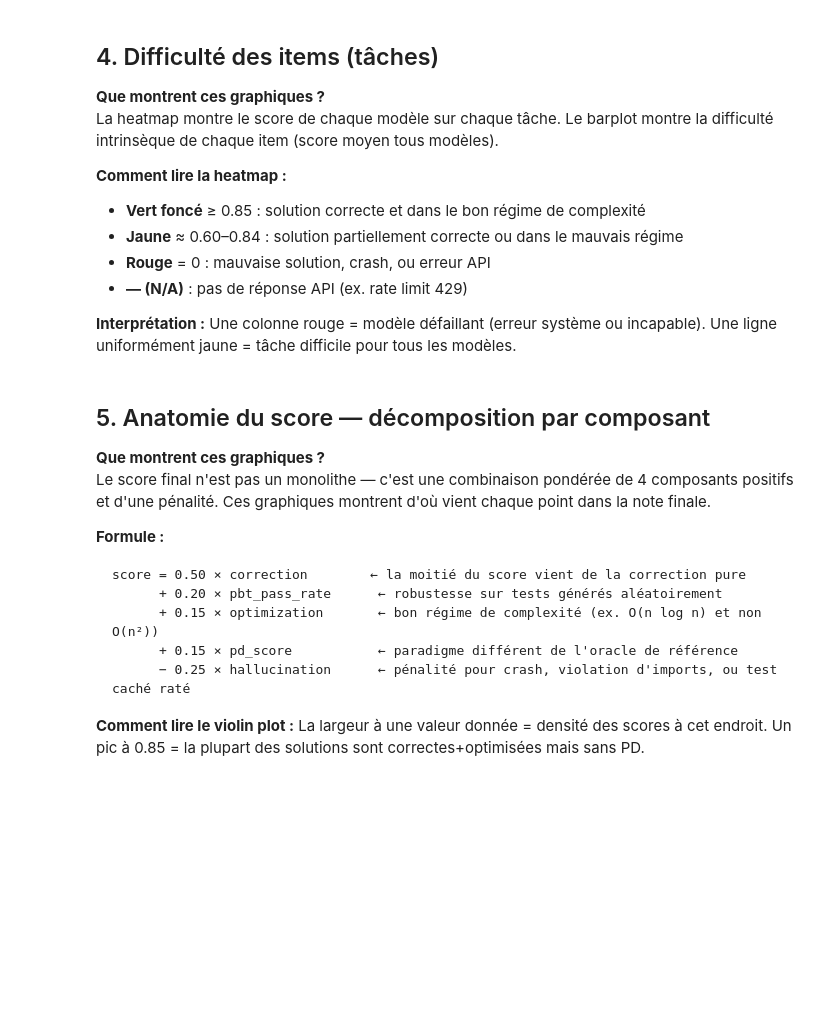
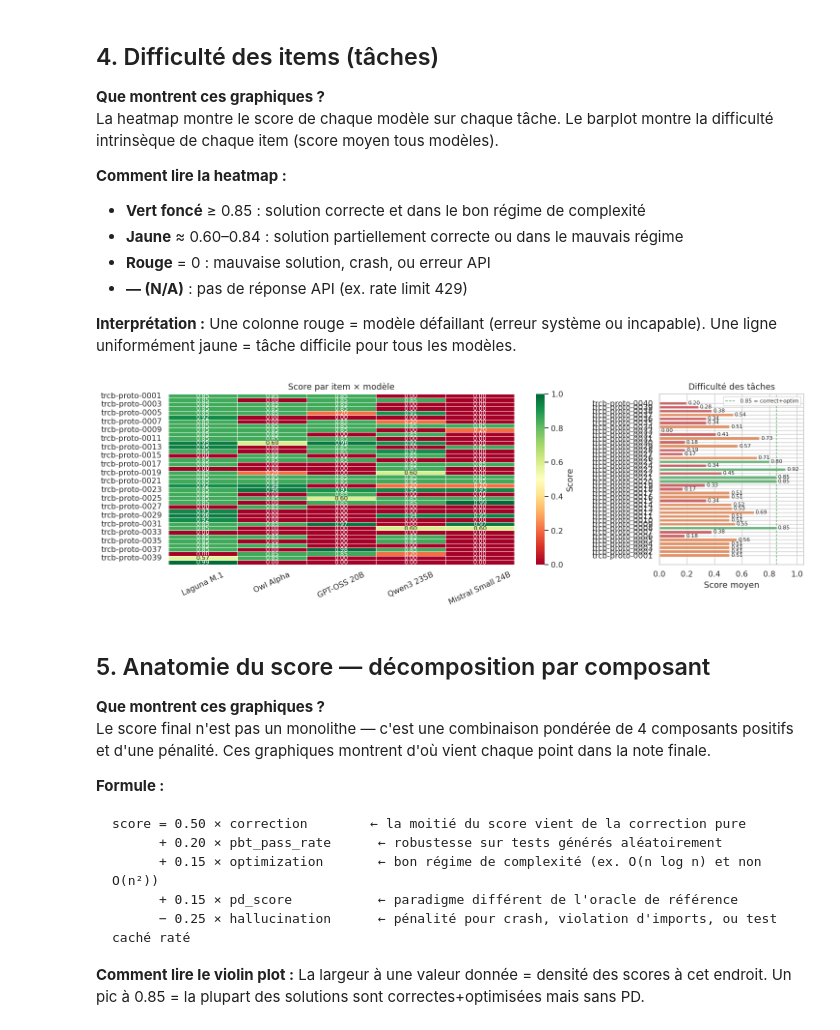
Before and after one commit to Fireman4740/TR-CodeBench, a Jupyter notebook: notebooks/trcb_analysis.ipynb, the cells around one changed output. Drawn from its saved outputs; the diff is of its cells as text; code cells hidden in the pictures; blank space fills up the shorter version.

```diff
--- a/notebooks/trcb_analysis.ipynb
+++ b/notebooks/trcb_analysis.ipynb
@@ -188,7 +190,7 @@ Pour analyser un run spécifique, modifier la variable `RESULTS_GLOB` ci-dessous
 # %%
 # ── Paramètre : changer ici pour un run précis ────────────────────────────────
 #RESULTS_GLOB = 'reports/openrouter_runs/openrouter_eval_*.jsonl'   # tous les runs
-RESULTS_GLOB = 'reports/openrouter_runs/openrouter_eval_20260520T184534Z.jsonl'  # un seul run
+RESULTS_GLOB = 'reports/openrouter_runs/openrouter_eval_20260524T135547Z.jsonl'  # un seul run
 
 paths = sorted((ROOT/'.').glob(RESULTS_GLOB))
 if not paths:
@@ -388,37 +406,39 @@ sns.heatmap(
     pivot.fillna(-0.05), ax=ax_heat,
     cmap='RdYlGn', vmin=0, vmax=1,
     linewidths=0.5, linecolor='white',
-    annot=pivot.applymap(lambda v: f'{v:.2f}' if pd.notna(v) else '—'),
+    annot=pivot.apply(lambda col: col.map(lambda v: f'{v:.2f}' if pd.notna(v) else '—')),
     fmt='', annot_kws={'size': 9},
     mask=mask, cbar_kws={'label': 'Score'}
 )
 for row_i, item in enumerate(pivot.index):
     for col_i, mod in enumerate(pivot.columns):
         if pd.isna(pivot.loc[item, mod]):
             ax_heat.text(col_i + 0.5, row_i + 0.5, 'N/A',
                          ha='center', va='center', fontsize=8, color='#bbb')
 
 ax_heat.set_title('Score par item × modèle')
 ax_heat.set_xlabel('')
 ax_heat.set_ylabel('')
 ax_heat.tick_params(axis='x', rotation=25)
 
 # Barplot difficulté
 colors_item = ['#55A868' if v >= 0.8 else '#DD8452' if v >= 0.5 else '#C44E52'
                for v in item_means.values]
 ax_item.barh(range(len(item_means)), item_means.values, color=colors_item, alpha=0.85)
 ax_item.set_yticks(range(len(item_means)))
 ax_item.set_yticklabels(item_means.index)
 ax_item.set_xlim(0, 1.05)
 ax_item.axvline(0.85, color='#55A868', linestyle='--', lw=1, label='0.85 = correct+optim')
 ax_item.set_xlabel('Score moyen')
 ax_item.set_title('Difficulté des tâches')
 ax_item.legend(fontsize=8)
 for i, v in enumerate(item_means.values):
     ax_item.text(v + 0.01, i, f'{v:.2f}', va='center', fontsize=8)
 
 plt.tight_layout()
 plt.show()
+# %% [output]
+[figure, added]
 # %% [markdown]
 ## 5. Anatomie du score — décomposition par composant
 
```
Also changed, not shown: parts of 9 cells of this notebook, 5 other files.
